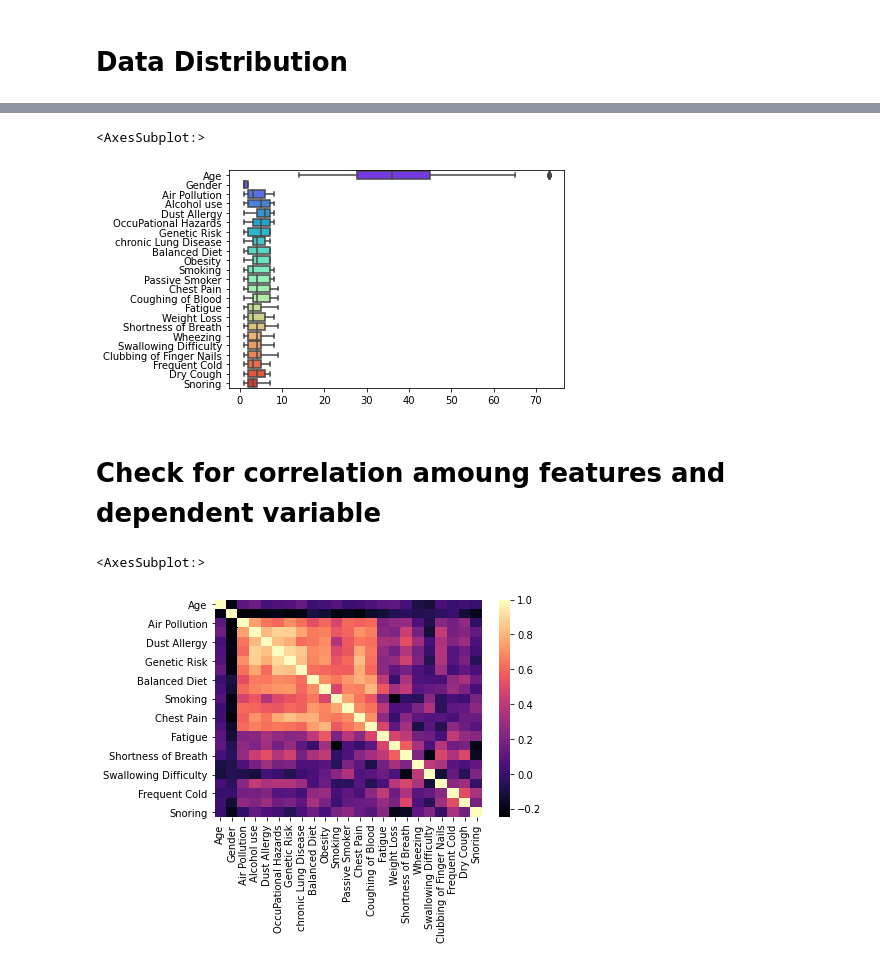
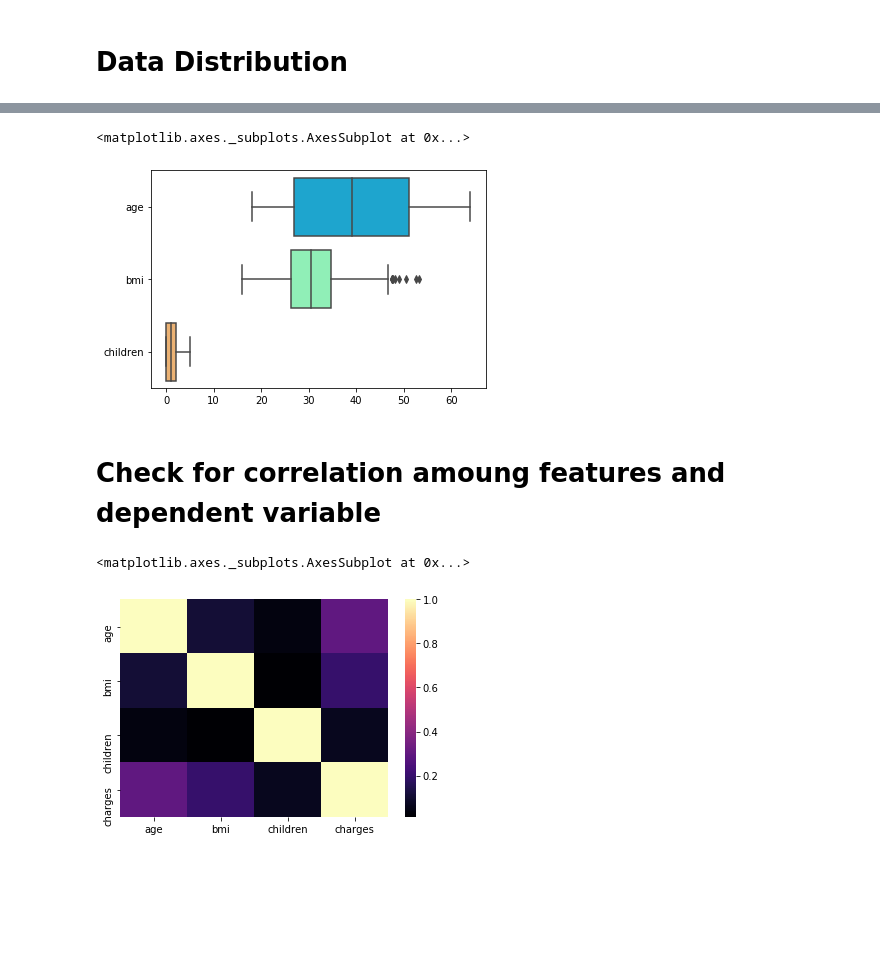
Before and after one commit to hedeencharles/ML_final_project, a Jupyter notebook: Jupyter Notebooks/data_exploration.ipynb, the cells around one changed output, grey strips where cells are left out. Saved outputs shown, nothing was run; the diff lists cells and outputs as text; code cells hidden in the pictures; blank space fills up the shorter version.

```diff
--- a/Jupyter Notebooks/data_exploration.ipynb
+++ b/Jupyter Notebooks/data_exploration.ipynb
@@ -32,0 +18,4 @@ Index(['Age', 'Gender', 'Air Pollution', 'Alcohol use', 'Dust Allergy',
+# %%
+dataset = pd.read_csv("../Datasets/insurance.csv")
+
+dataset.columns
@@ -86,9 +77,10 @@ sns.violinplot(x="Level", y="Passive Smoker", data=dataset,palette='rainbow')
 # %%
 # Can do entire dataframe with orient='h'
-sns.boxplot(data=dataset,palette='rainbow',orient='h')
+dataset_dropped_charges = dataset.drop(columns=['charges'])
+sns.boxplot(data=dataset_dropped_charges,palette='rainbow',orient='h')
 # %% [output]
-<AxesSubplot:>
+<matplotlib.axes._subplots.AxesSubplot at 0x...>
-[figure, old version]
+[figure, new version]
 # %% [markdown]
 # Check for correlation amoung features and dependent variable
 # %%
@@ -96,5 +88,5 @@ sns.boxplot(data=dataset,palette='rainbow',orient='h')
 
 sns.heatmap(dataset.corr(),cmap='magma')
 # %% [output]
-<AxesSubplot:>
+<matplotlib.axes._subplots.AxesSubplot at 0x...>
-[figure, old version]
+[figure, new version]
```
Also changed, not shown: parts of 10 cells of this notebook.
